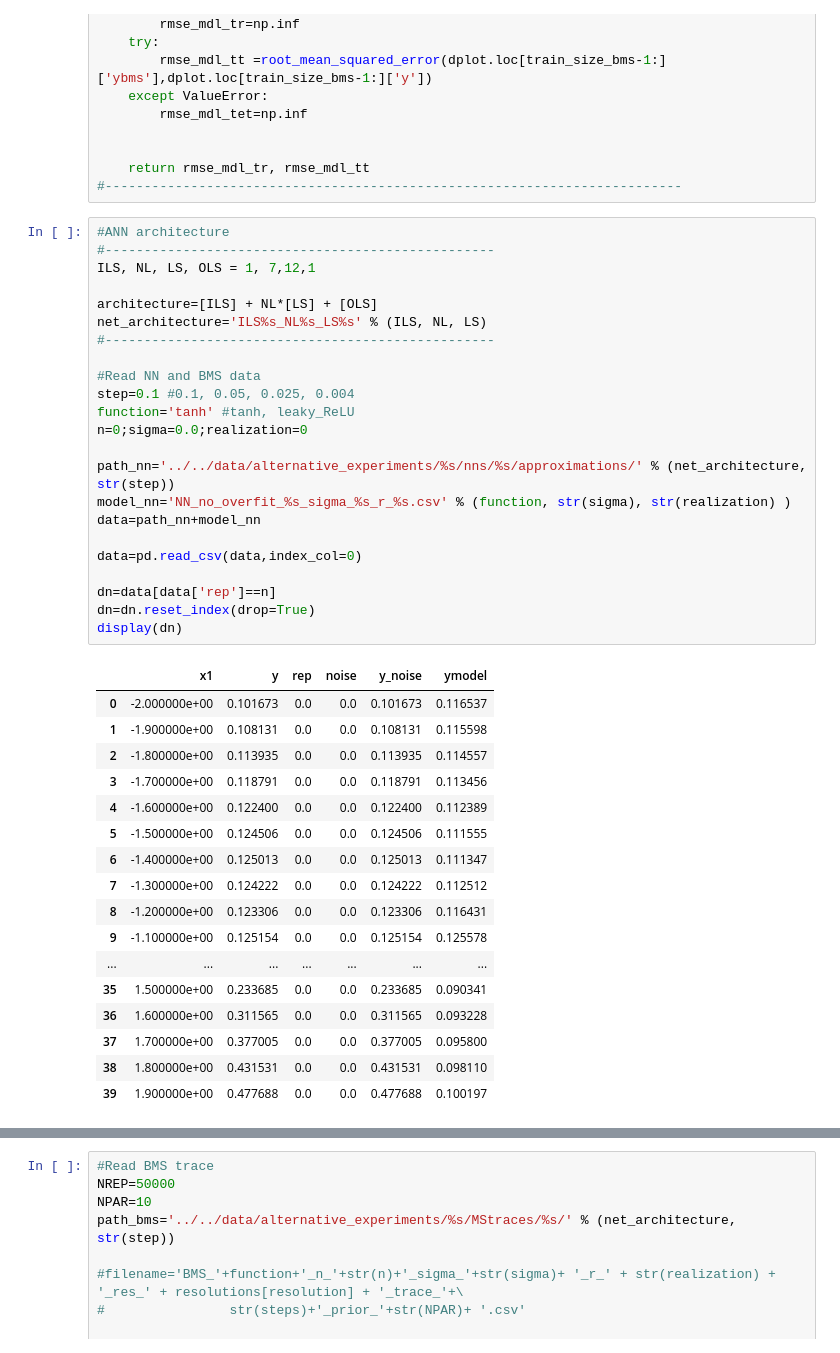
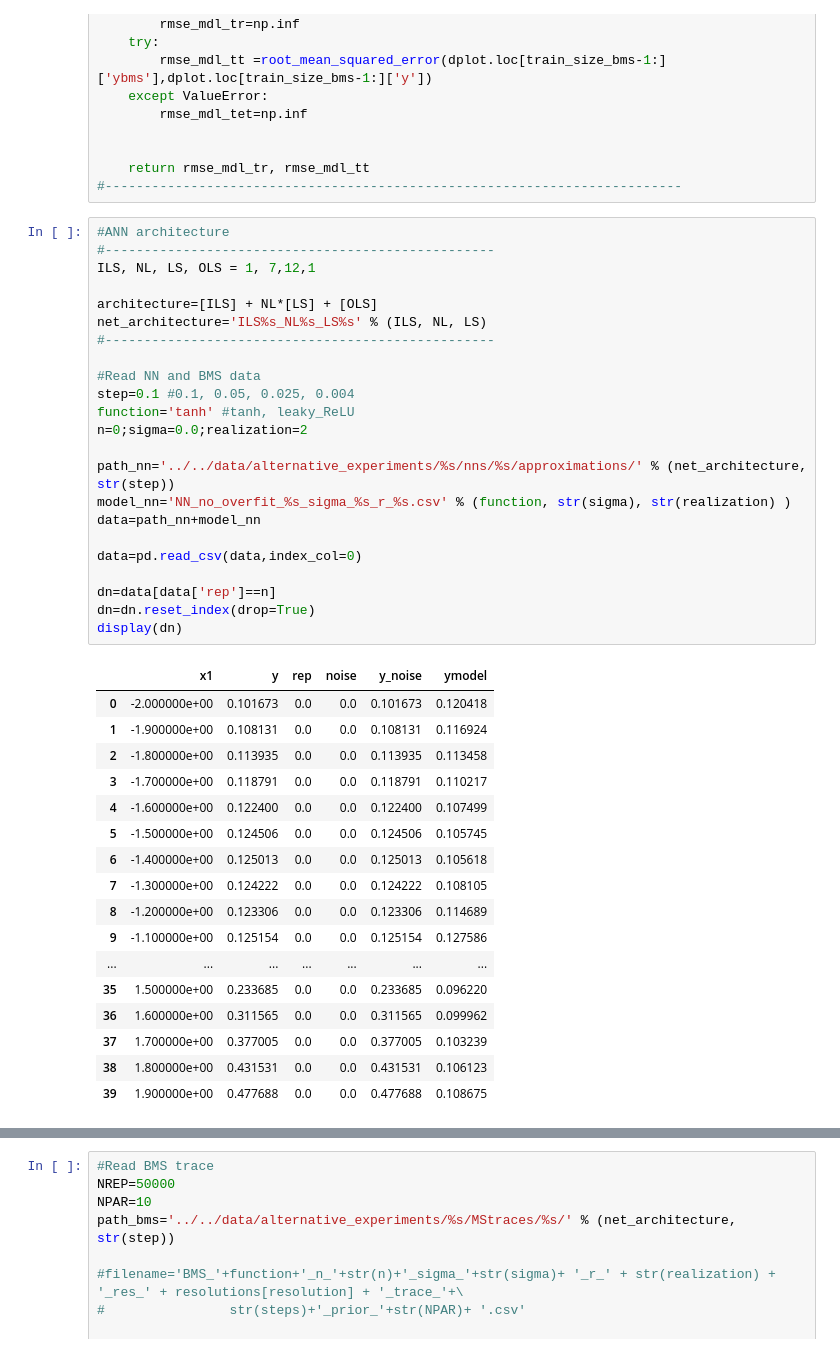
Before and after one commit to SergioCoboLopez/BMS_approximator, a Jupyter notebook: bin/experiments/plot_one_approximation.ipynb, the cells around one changed output, grey strips where cells are left out. Drawn from its saved outputs; the diff is of its cells as text.

```diff
--- a/bin/experiments/plot_one_approximation.ipynb
+++ b/bin/experiments/plot_one_approximation.ipynb
@@ -87,44 +87,44 @@ def compute_errors_bms(df_function):
 # %%
 #ANN architecture
 #--------------------------------------------------
 ILS, NL, LS, OLS = 1, 7,12,1
 
 architecture=[ILS] + NL*[LS] + [OLS]
 net_architecture='ILS%s_NL%s_LS%s' % (ILS, NL, LS)
 #--------------------------------------------------
 
 #Read NN and BMS data
 step=0.1 #0.1, 0.05, 0.025, 0.004
 function='tanh' #tanh, leaky_ReLU
-n=0;sigma=0.0;realization=0
+n=0;sigma=0.0;realization=2
 
 path_nn='../../data/alternative_experiments/%s/nns/%s/approximations/' % (net_architecture, str(step))
 model_nn='NN_no_overfit_%s_sigma_%s_r_%s.csv' % (function, str(sigma), str(realization) )
 data=path_nn+model_nn
 
 data=pd.read_csv(data,index_col=0)
 
 dn=data[data['rep']==n]
 dn=dn.reset_index(drop=True)
 display(dn)
 # %% [output]
 |  | x1 | y | rep | noise | y_noise | ymodel |
-| 0 | -2.000000e+00 | 0.101673 | 0.0 | 0.0 | 0.101673 | 0.116537 |
-| 1 | -1.900000e+00 | 0.108131 | 0.0 | 0.0 | 0.108131 | 0.115598 |
-| 2 | -1.800000e+00 | 0.113935 | 0.0 | 0.0 | 0.113935 | 0.114557 |
-| 3 | -1.700000e+00 | 0.118791 | 0.0 | 0.0 | 0.118791 | 0.113456 |
-| 4 | -1.600000e+00 | 0.122400 | 0.0 | 0.0 | 0.122400 | 0.112389 |
-| 5 | -1.500000e+00 | 0.124506 | 0.0 | 0.0 | 0.124506 | 0.111555 |
-| 6 | -1.400000e+00 | 0.125013 | 0.0 | 0.0 | 0.125013 | 0.111347 |
-| 7 | -1.300000e+00 | 0.124222 | 0.0 | 0.0 | 0.124222 | 0.112512 |
-| 8 | -1.200000e+00 | 0.123306 | 0.0 | 0.0 | 0.123306 | 0.116431 |
-| 9 | -1.100000e+00 | 0.125154 | 0.0 | 0.0 | 0.125154 | 0.125578 |
+| 0 | -2.000000e+00 | 0.101673 | 0.0 | 0.0 | 0.101673 | 0.120418 |
+| 1 | -1.900000e+00 | 0.108131 | 0.0 | 0.0 | 0.108131 | 0.116924 |
+| 2 | -1.800000e+00 | 0.113935 | 0.0 | 0.0 | 0.113935 | 0.113458 |
+| 3 | -1.700000e+00 | 0.118791 | 0.0 | 0.0 | 0.118791 | 0.110217 |
+| 4 | -1.600000e+00 | 0.122400 | 0.0 | 0.0 | 0.122400 | 0.107499 |
+| 5 | -1.500000e+00 | 0.124506 | 0.0 | 0.0 | 0.124506 | 0.105745 |
+| 6 | -1.400000e+00 | 0.125013 | 0.0 | 0.0 | 0.125013 | 0.105618 |
+| 7 | -1.300000e+00 | 0.124222 | 0.0 | 0.0 | 0.124222 | 0.108105 |
+| 8 | -1.200000e+00 | 0.123306 | 0.0 | 0.0 | 0.123306 | 0.114689 |
+| 9 | -1.100000e+00 | 0.125154 | 0.0 | 0.0 | 0.125154 | 0.127586 |
 | ... | ... | ... | ... | ... | ... | ... |
-| 35 | 1.500000e+00 | 0.233685 | 0.0 | 0.0 | 0.233685 | 0.090341 |
-| 36 | 1.600000e+00 | 0.311565 | 0.0 | 0.0 | 0.311565 | 0.093228 |
-| 37 | 1.700000e+00 | 0.377005 | 0.0 | 0.0 | 0.377005 | 0.095800 |
-| 38 | 1.800000e+00 | 0.431531 | 0.0 | 0.0 | 0.431531 | 0.098110 |
-| 39 | 1.900000e+00 | 0.477688 | 0.0 | 0.0 | 0.477688 | 0.100197 |
+| 35 | 1.500000e+00 | 0.233685 | 0.0 | 0.0 | 0.233685 | 0.096220 |
+| 36 | 1.600000e+00 | 0.311565 | 0.0 | 0.0 | 0.311565 | 0.099962 |
+| 37 | 1.700000e+00 | 0.377005 | 0.0 | 0.0 | 0.377005 | 0.103239 |
+| 38 | 1.800000e+00 | 0.431531 | 0.0 | 0.0 | 0.431531 | 0.106123 |
+| 39 | 1.900000e+00 | 0.477688 | 0.0 | 0.0 | 0.477688 | 0.108675 |
 # %%
 #Plot
 
```
Also changed, not shown: parts of 4 cells of this notebook, 2 other files.
